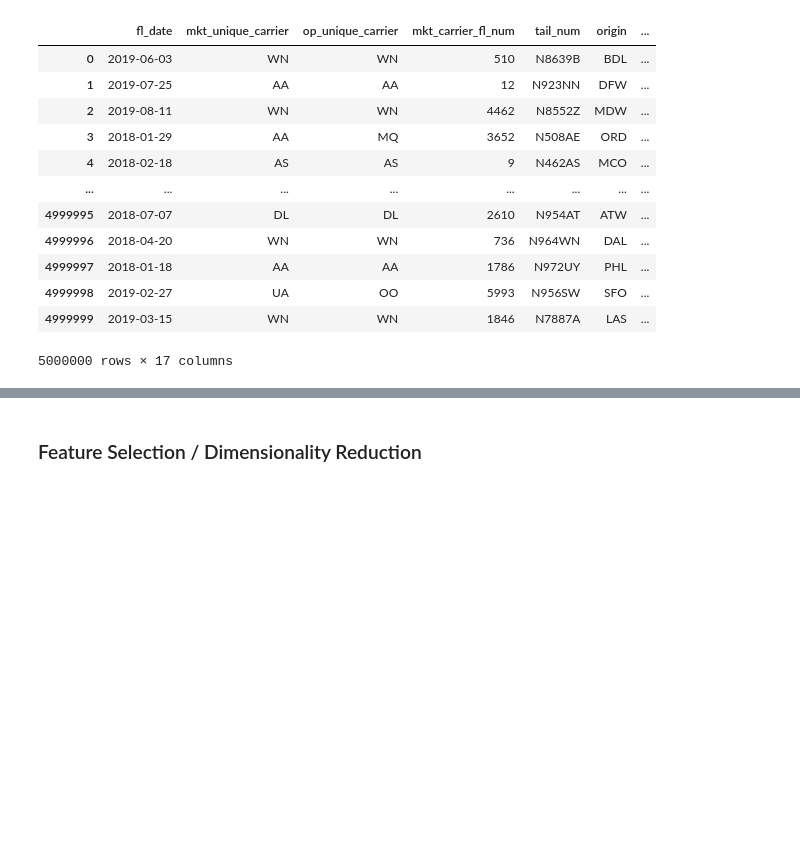
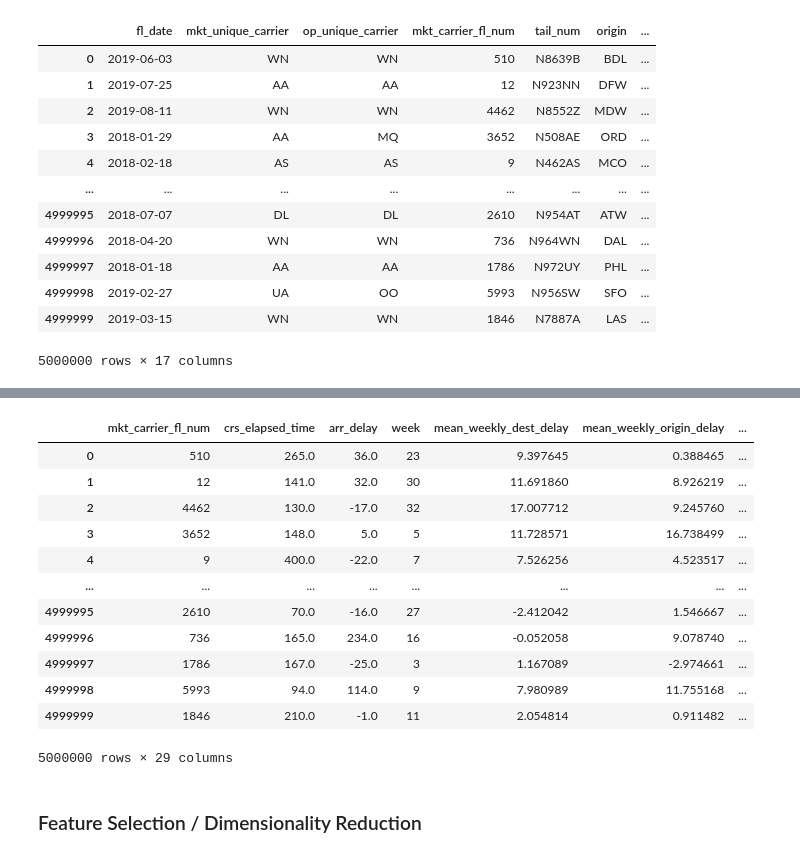
Before and after one commit to albina-m/LHL-Midterm-Flights, a Jupyter notebook: Garrett-modeling.ipynb, the cells around one changed output, grey strips where cells are left out. Drawn from its saved outputs; the diff is of its cells as text; code cells hidden in the pictures; blank space fills up the shorter version.

```diff
--- a/Garrett-modeling.ipynb
+++ b/Garrett-modeling.ipynb
@@ -176,0 +239,17 @@ data
+# %%
+#short = 0, medium = 1, long = 2
+data['flight_length'] = np.select (
+    [
+     (data['distance'] < 800),
+     (data['distance'].between(800, 2200, inclusive=False)),
+     (data['distance'] >=2200)
+    ],
+    [
+     'short',
+     'medium',
+     'long'
+    ]
+                                    )
+data = pd.concat([data,pd.get_dummies(data['flight_length'], prefix = 'flight_haul')], axis = 1)
+print(data.shape)
+data.head()
@@ -176,0 +266,3 @@ data
+# %%
+data['crs_dep_hour'] = (data['crs_dep_time'] // 100)
+data['crs_arr_hour'] = (data['crs_arr_time'] // 100)
@@ -176,0 +271,4 @@ data
+# %%
+data['year'] = pd.DatetimeIndex(data['fl_date']).year
+data['month'] = pd.DatetimeIndex(data['fl_date']).month
+data['day'] = pd.DatetimeIndex(data['fl_date']).day
@@ -176,0 +291,4 @@ data
+# %%
+data = pd.concat([data,pd.get_dummies(data['mkt_unique_carrier'], prefix = 'carrier')], axis = 1)
+print(data.shape)
+data.head()
@@ -176,0 +303,17 @@ data
+# %%
+feat_engineered_training_data = data.drop(['fl_date','mkt_unique_carrier','op_unique_carrier','tail_num','origin','origin_city_name','dest','dest_city_name','crs_dep_time','crs_arr_time','distance','flight_type','flight_length','year'],axis=1)
+feat_engineered_training_data
+# %% [output]
+|  | mkt_carrier_fl_num | crs_elapsed_time | arr_delay | week | mean_weekly_dest_delay | mean_weekly_origin_delay | ... |
+| 0 | 510 | 265.0 | 36.0 | 23 | 9.397645 | 0.388465 | ... |
+| 1 | 12 | 141.0 | 32.0 | 30 | 11.691860 | 8.926219 | ... |
+| 2 | 4462 | 130.0 | -17.0 | 32 | 17.007712 | 9.245760 | ... |
+| 3 | 3652 | 148.0 | 5.0 | 5 | 11.728571 | 16.738499 | ... |
+| 4 | 9 | 400.0 | -22.0 | 7 | 7.526256 | 4.523517 | ... |
+| ... | ... | ... | ... | ... | ... | ... | ... |
+| 4999995 | 2610 | 70.0 | -16.0 | 27 | -2.412042 | 1.546667 | ... |
+| 4999996 | 736 | 165.0 | 234.0 | 16 | -0.052058 | 9.078740 | ... |
+| 4999997 | 1786 | 167.0 | -25.0 | 3 | 1.167089 | -2.974661 | ... |
+| 4999998 | 5993 | 94.0 | 114.0 | 9 | 7.980989 | 11.755168 | ... |
+| 4999999 | 1846 | 210.0 | -1.0 | 11 | 2.054814 | 0.911482 | ... |
+5000000 rows × 29 columns
```
Also changed, not shown: parts of 18 cells of this notebook, 3 other files.
